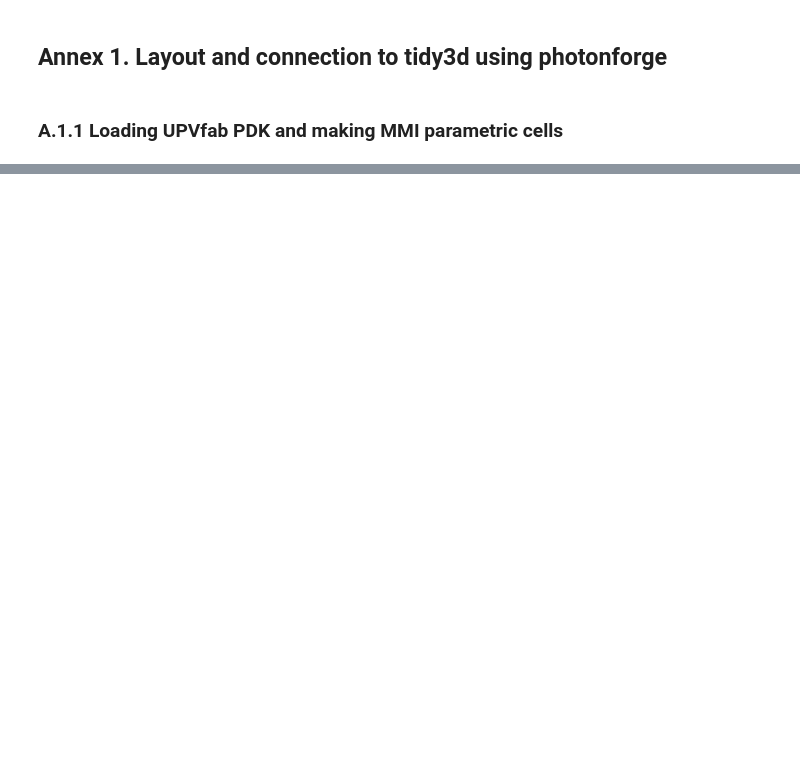
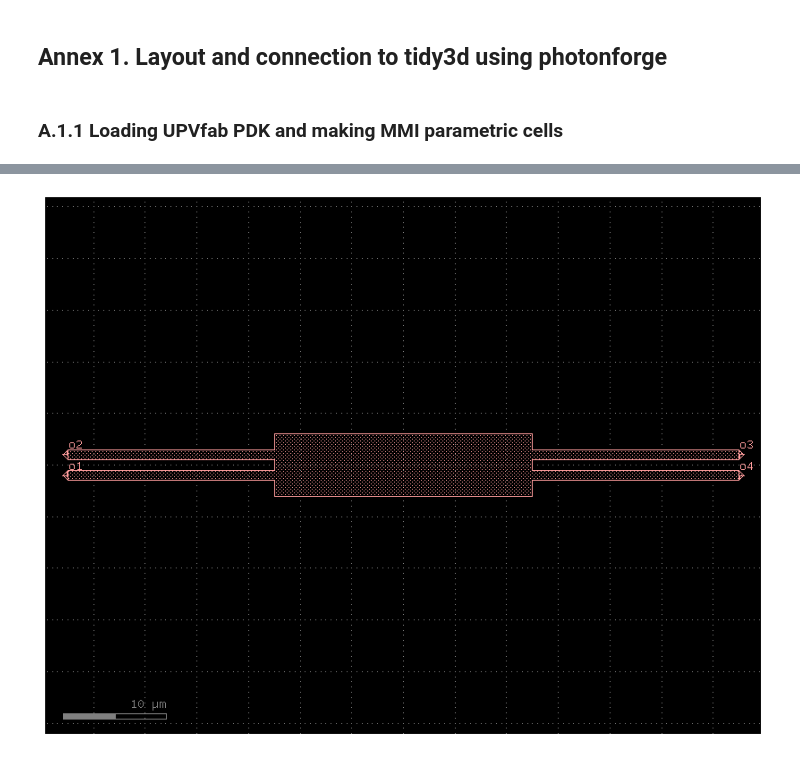
Before and after one commit to UPVfab/cifoin-lab2, a Jupyter notebook: COUPLERS_PMM_EME_FDTD.ipynb, the cells around one changed output, grey strips where cells are left out. Saved outputs shown, nothing was run; the diff lists cells and outputs as text; code cells hidden in the pictures; blank space fills up the shorter version.

```diff
--- a/COUPLERS_PMM_EME_FDTD.ipynb
+++ b/COUPLERS_PMM_EME_FDTD.ipynb
@@ -175,0 +135,84 @@ Ratio over OUTs ['0.5054', '0.4946']
+# %%
+@gf.cell
+def upvfab_mmi2x2(
+    w_wg = 1.0,
+    w_t = 1.0,
+    l_io = 20.0,
+    W_MMI_0 = 6.0,
+    W_MMI_1 = 6.0,
+    L_MMI = 50.0,
+    dL_MMI = 0.0,
+    IO_rel_pos = 1/6,
+    dY_io = 0
+):
+    # Draw the component - only half
+    c = gf.Component()
+    L = (L_MMI+dL_MMI)
+    X_io = -L/2.0-l_io
+    Y_io = +IO_rel_pos*W_MMI_0+dY_io
+    BODY = gf.components.taper(
+        length = L/2.0,
+        width1 = W_MMI_0,
+        width2 = W_MMI_1,
+        cross_section = 'strip'
+    )
+
+    IOWVG =  gf.components.taper(
+        length = l_io,
+        width1 = w_wg,
+        width2 = w_t,
+        cross_section = 'strip'
+    )
+
+    B = c.add_ref(BODY).movex(-L/2.0)
+    IO1 = c.add_ref(IOWVG).move((X_io,+Y_io))
+    IO2 = c.add_ref(IOWVG).move((X_io,-Y_io))
+
+    # Two halves is one :)
+    mmi = gf.Component()
+
+    L = mmi.add_ref(c)
+    R = mmi.add_ref(c).mirror_x()
+
+    mmi.flatten()
+
+    # Add ports
+    mmi.add_port(
+        name="o1",
+        center=(X_io,-Y_io),
+        width = w_wg,
+        orientation = 180,
+        layer = LAYER.WG,
+        port_type = "optical"
+        )
+    mmi.add_port(
+        name="o2",
+        center=(X_io,+Y_io),
+        width = w_wg,
+        orientation = 180,
+        layer = LAYER.WG,
+        port_type = "optical"
+        )
+    mmi.add_port(
+        name="o4",
+        center=(-X_io,-Y_io),
+        width = w_wg,
+        orientation = 0,
+        layer = LAYER.WG,
+        port_type = "optical"
+        )
+    mmi.add_port(
+        name="o3",
+        center=(-X_io,+Y_io),
+        width = w_wg,
+        orientation = 0,
+        layer = LAYER.WG,
+        port_type = "optical"
+        )
+    return(mmi)
+
+mmi = upvfab_mmi2x2(L_MMI = 25)
+mmi.draw_ports()
+mmi.plot()
+mmi.write_gds("mmi2x2.gds")
+# %% [output]
@@ -175,0 +220 @@ Ratio over OUTs ['0.5054', '0.4946']
+[figure, added]
```
Also changed, not shown: parts of 56 cells of this notebook, 5 other files.
